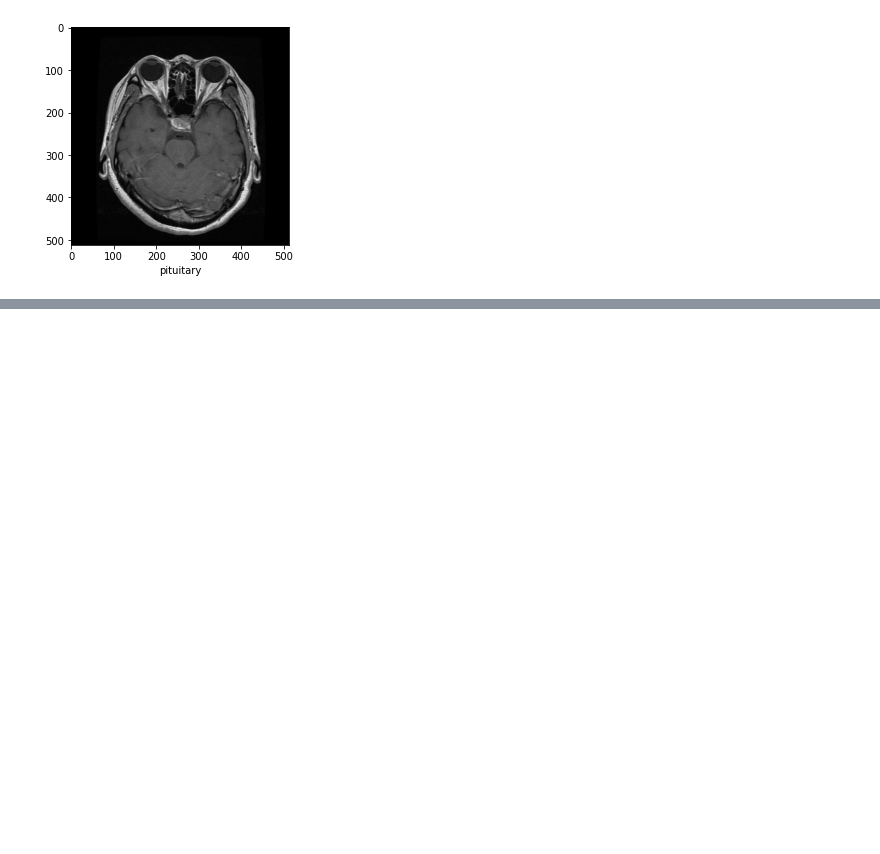
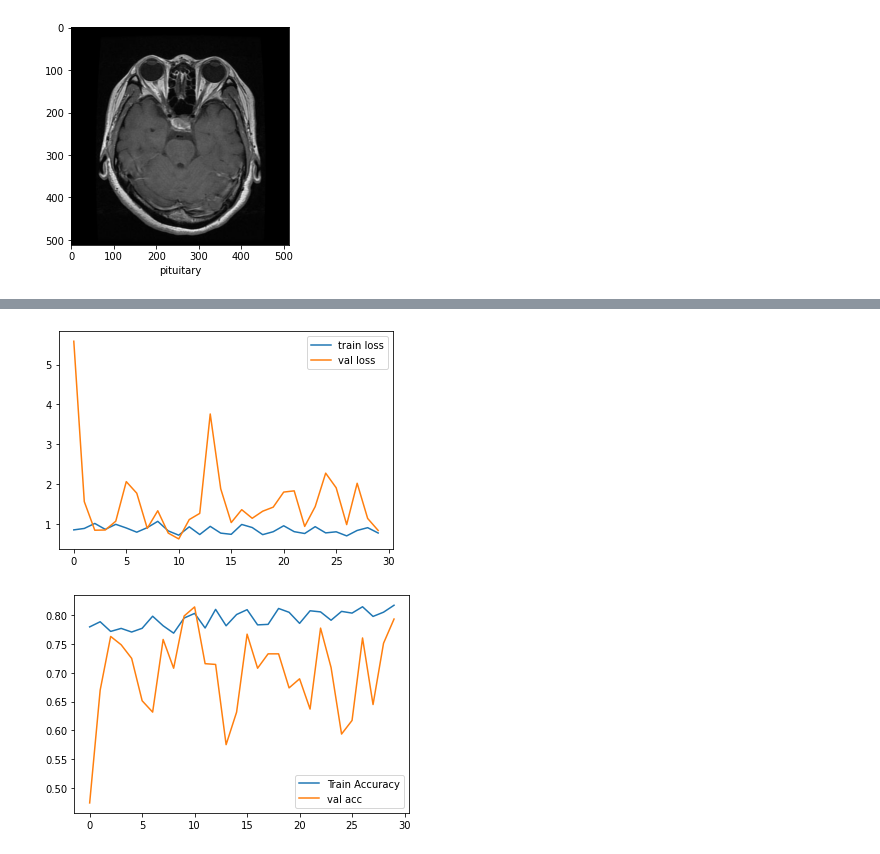
Before and after one commit to MorningStarTM/Machine_Learning_Examples, a Jupyter notebook: brain_cancer_detection.ipynb, the cells around one changed output, grey strips where cells are left out. Drawn from its saved outputs; the diff is of its cells as text; code cells hidden in the pictures; blank space fills up the shorter version.

```diff
--- a/brain_cancer_detection.ipynb
+++ b/brain_cancer_detection.ipynb
@@ -53,0 +113,5 @@ plt.show()
+# %%
+train_datagen = ImageDataGenerator(rescale=1./255, shear_range=0.2, zoom_range=0.2, horizontal_flip=True)
+test_datagen = ImageDataGenerator(rescale=1./255)
+# %%
+train_set = train_datagen.flow_from_directory(train, target_size=(224, 224), batch_size=16, class_mode='categorical')
@@ -53,0 +120,2 @@ plt.show()
+# %%
+test_set = test_datagen.flow_from_directory(test, target_size=(224, 224), batch_size=16, class_mode='categorical')
@@ -53,0 +126,2 @@ plt.show()
+# %%
+r = model.fit_generator(train_set, validation_data=test_set, epochs=30, steps_per_epoch=len(train_set), validation_steps=len(test_set))
@@ -53,0 +146,13 @@ plt.show()
+# %%
+plt.plot(r.history['loss'], label='train loss')
+plt.plot(r.history['val_loss'], label='val loss')
+plt.legend()
+plt.show()
+
+plt.plot(r.history['accuracy'], label='Train Accuracy')
+plt.plot(r.history['val_accuracy'], label='val acc')
+plt.legend()
+plt.show()
+# %% [output]
+[figure, added]
+[figure, added]
```
Also changed, not shown: parts of 24 cells of this notebook.
